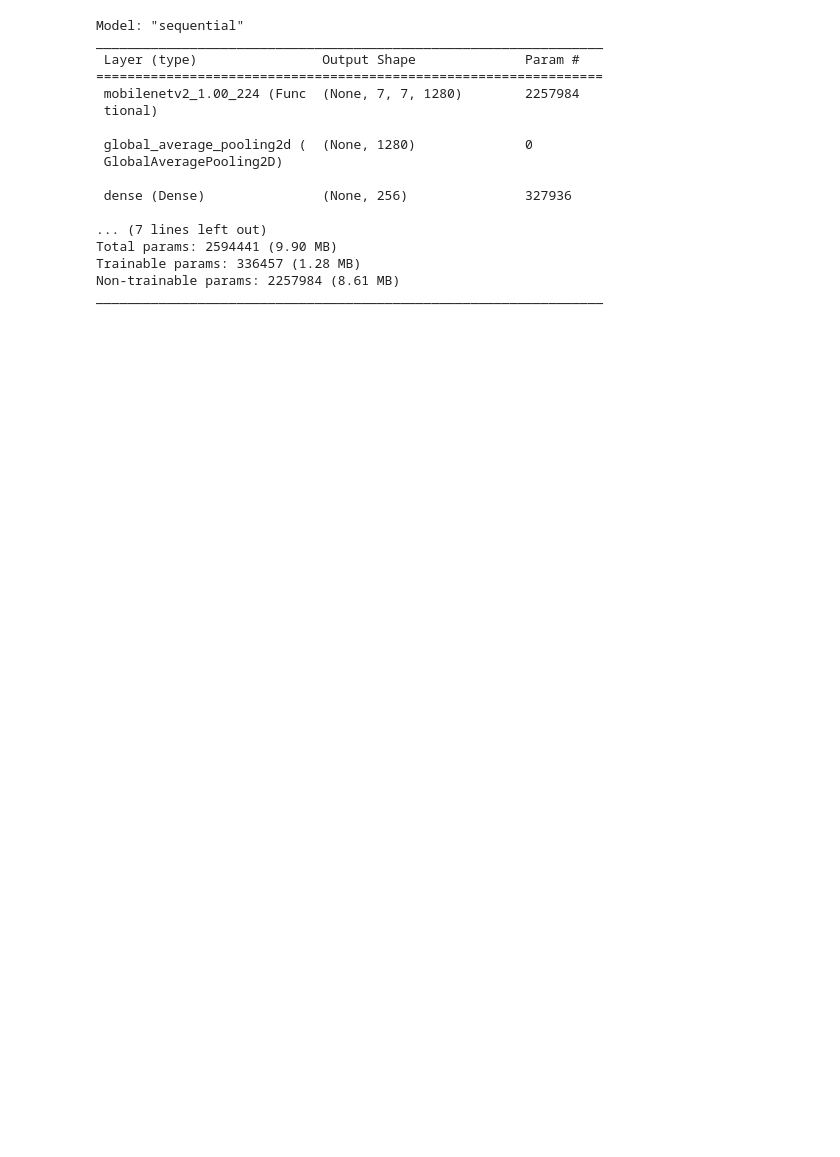
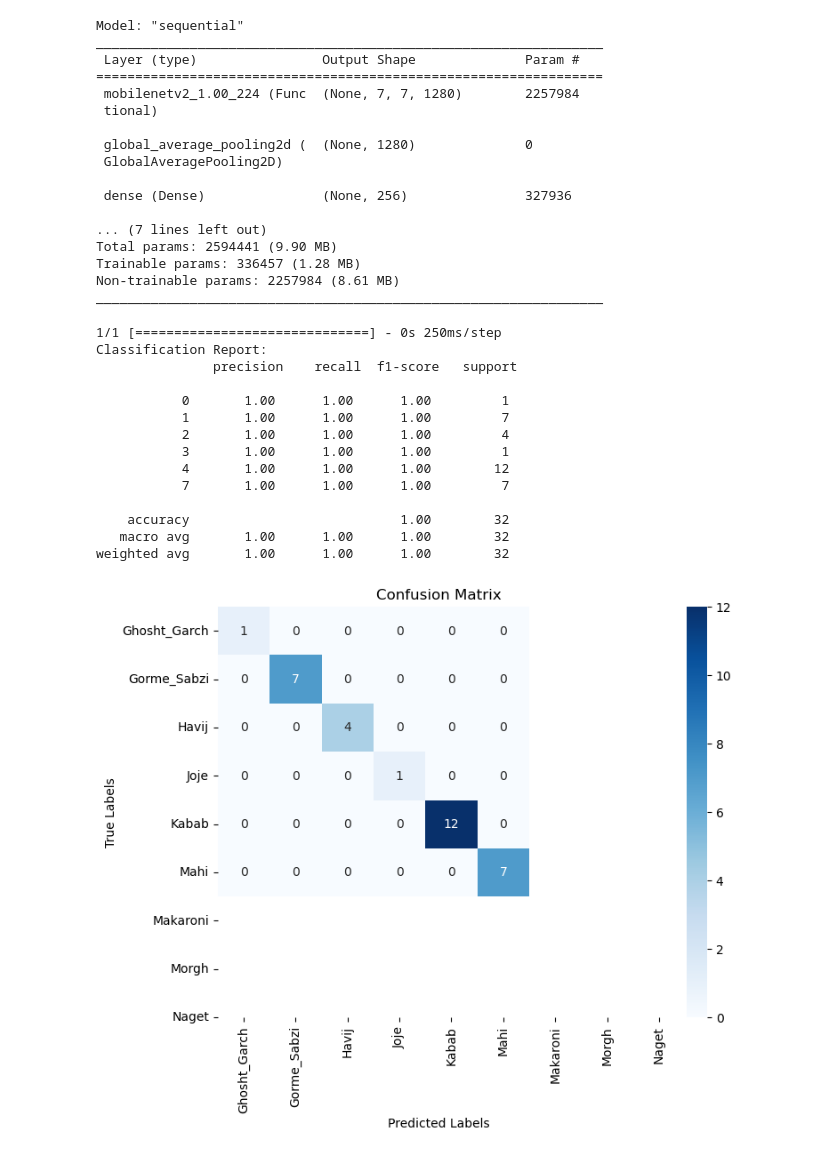
Before and after one commit to parsaoy/Multi-Class-University-Food-Classifier-CNN-Project, a Jupyter notebook: Deploy and Using Final Model.ipynb, the cells around one changed output. Drawn from its saved outputs; the diff is of its cells as text; code cells hidden in the pictures; blank space fills up the shorter version.

Commit message:
Add an extra ipynb file to deploy and use the keras model

```diff
--- a/Deploy and Using Final Model.ipynb
+++ b/Deploy and Using Final Model.ipynb
@@ -117,3 +119,37 @@ Total params: 2594441 (9.90 MB)
 Trainable params: 336457 (1.28 MB)
 Non-trainable params: 2257984 (8.61 MB)
 _________________________________________________________________
+# %%
+images, true_labels = train_generator.next()
+predictions = model.predict(images)
+predictedLabels = np.argmax(predictions, axis=1)
+
+array_true_labels = np.argmax(true_labels, axis=1)
+
+conf_matrix = confusion_matrix(array_true_labels, predictedLabels)
+class_report = classification_report(array_true_labels, predictedLabels)
+
+print("Classification Report:\n", class_report)
+
+plt.figure(figsize=(8, 6))
+sns.heatmap(conf_matrix, annot=True, fmt='d', cmap='Blues', xticklabels=class_names.values(), yticklabels=class_names.values())
+plt.title('Confusion Matrix')
+plt.xlabel('Predicted Labels')
+plt.ylabel('True Labels')
+plt.show()
+# %% [output]
+1/1 [==============================] - 0s 250ms/step
+Classification Report:
+               precision    recall  f1-score   support
+
+           0       1.00      1.00      1.00         1
+           1       1.00      1.00      1.00         7
+           2       1.00      1.00      1.00         4
+           3       1.00      1.00      1.00         1
+           4       1.00      1.00      1.00        12
+           7       1.00      1.00      1.00         7
+
+    accuracy                           1.00        32
+   macro avg       1.00      1.00      1.00        32
+weighted avg       1.00      1.00      1.00        32
+[figure, added]
```
Also changed, not shown: parts of 4 cells of this notebook.
